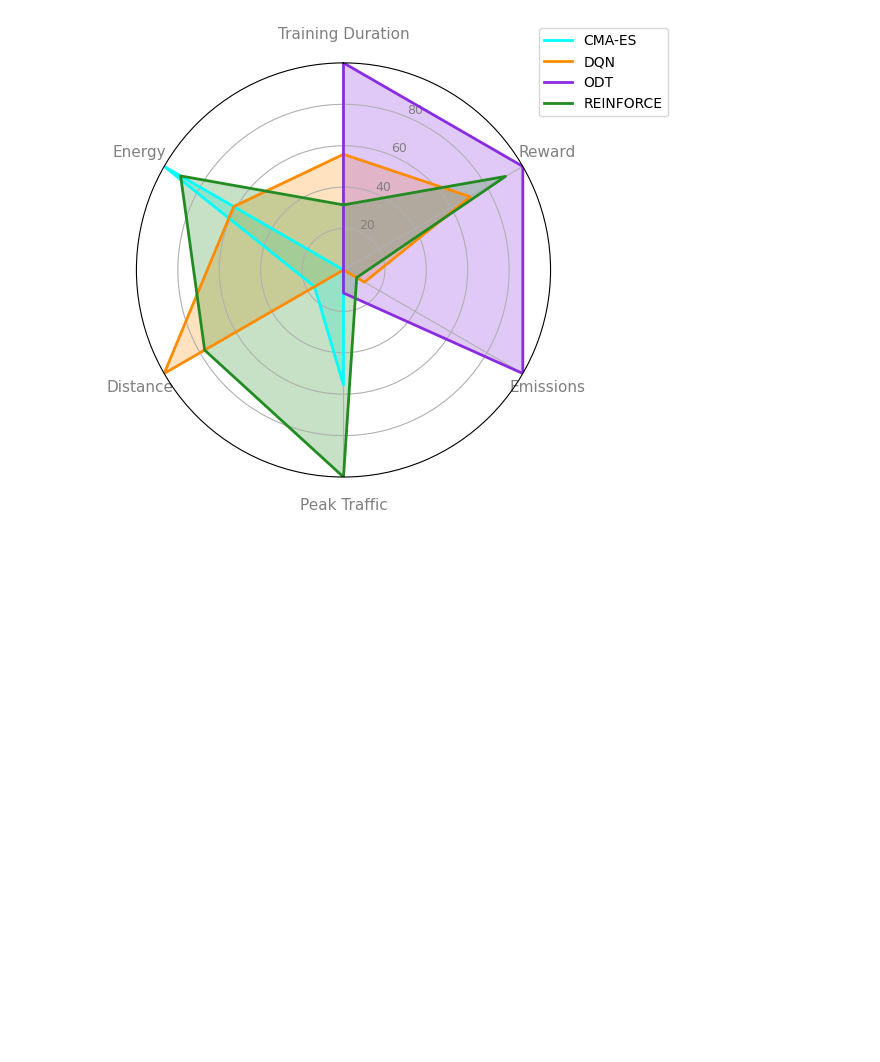
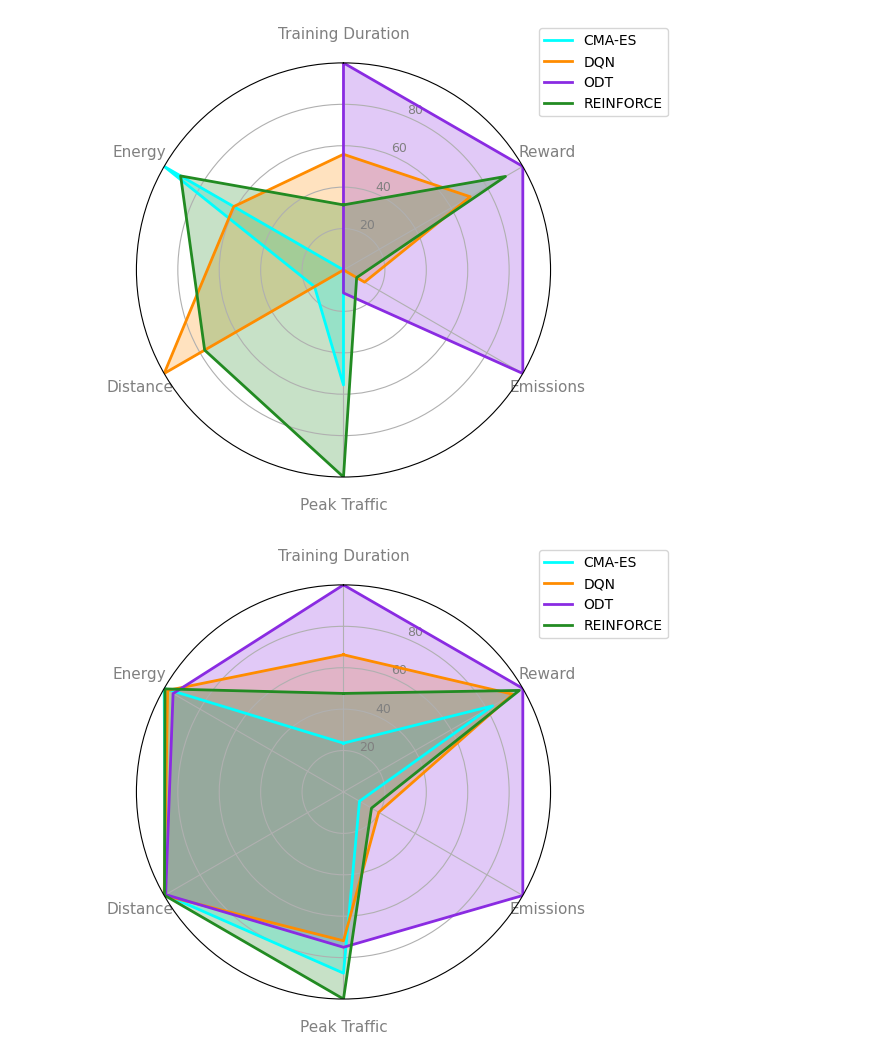
Before and after one commit to LucasHartmanWestern/rl-for-vrp-csp, a Jupyter notebook: experiments/Part 7 Figures.ipynb, the cells around one changed output. Saved outputs shown, nothing was run; the diff lists cells and outputs as text; code cells hidden in the pictures; blank space fills up the shorter version.

Commit message:
new figure 7

```diff
--- a/experiments/Part 7 Figures.ipynb
+++ b/experiments/Part 7 Figures.ipynb
@@ -100,0 +150,63 @@ make_fifa_radar(scaled)
+# %%
+import numpy as np
+import matplotlib.pyplot as plt
+
+def percent_of_best(data):
+    #Feature names and their bests
+    features = list(next(iter(data.values())).keys())
+    mins   = {f: min(d[f] for d in data.values()) for f in features}
+    maxs   = {f: max(d[f] for d in data.values()) for f in features}
+
+    #Scale as percent of "best" value
+    scaled = {}
+    for alg, feats in data.items():
+        scaled[alg] = {}
+        for f, v in feats.items():
+            if f == "Reward":
+                # Max is better (reward .)
+                pct = (maxs[f] / v) * 100
+            else:
+                # Min is better metrics
+               #pct = (maxs[f] / v) * 100
+                pct = (v / maxs[f]) * 100
+
+            scaled[alg][f] = pct
+
+    return scaled
+
+
+def make_fifa_radar(data, title=None):
+    categories = list(next(iter(data.values())).keys())
+    N = len(categories)
+    angles = np.linspace(0, 2*np.pi, N, endpoint=False).tolist()
+    angles += angles[:1]
+
+    fig, ax = plt.subplots(figsize=(6,6), subplot_kw=dict(polar=True))
+    ax.set_theta_offset(np.pi/2)
+    ax.set_theta_direction(-1)
+
+    plt.xticks(angles[:-1], categories, color='grey', size=11)
+    ax.tick_params(axis='x', which='major', pad=10)
+    plt.yticks([20,40,60,80], ["20","40","60","80"], color="grey", size=9)
+    plt.ylim(0,100)
+
+    for alg, scores in data.items():
+        vals = list(scores.values()) + [list(scores.values())[0]]
+        c = colors.get(alg, 'grey')  # default to grey if missing
+        ax.plot(angles, vals, color=c, linewidth=2, label=alg)
+        ax.fill(angles, vals, color=c, alpha=0.25)
+
+    if title:
+        plt.title(title, size=15, y=1.08)
+    plt.legend(loc='upper right', bbox_to_anchor=(1.3,1.1))
+    plt.tight_layout()
+
+    plt.savefig('./Figures/dm_profiles_inverted.png', dpi=300, bbox_inches='tight')
+
+    plt.show()
+
+scaled = percent_of_best(raw_data)
+
+make_fifa_radar(scaled)
+# %% [output]
+[figure, added]
```
Also changed, not shown: parts of 6 cells of this notebook.
